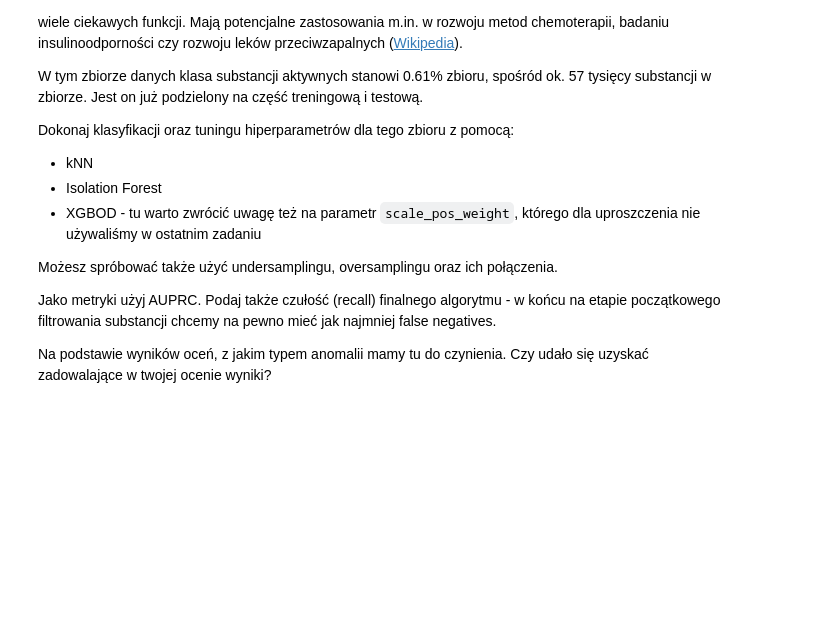
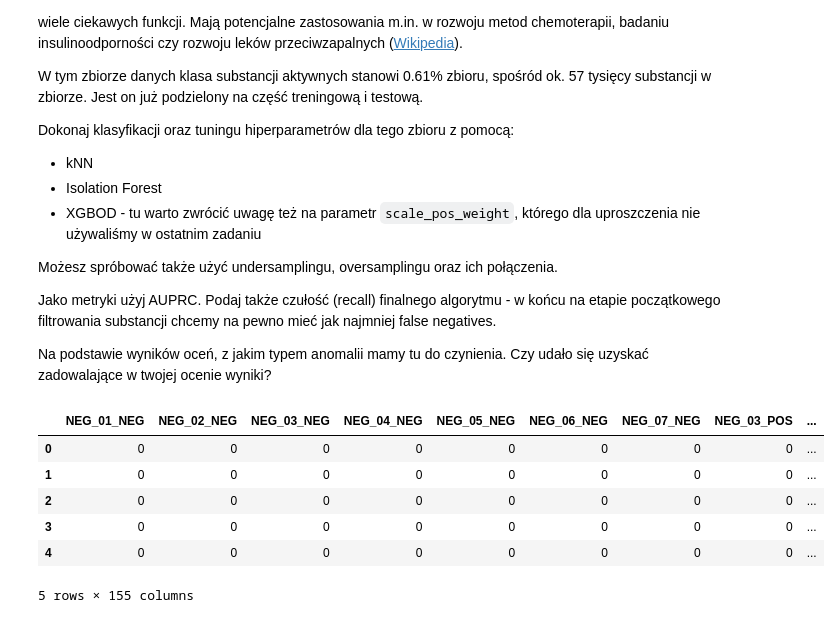
Before and after one commit to Jeremylaby/podstawy-uczenia-maszynowego-24-25, a Jupyter notebook: lab5/notebook.ipynb, the cells around one changed output. Cells and saved outputs as stored; diff of their text form; code cells hidden in the pictures; blank space fills up the shorter version.

```diff
--- a/lab5/notebook.ipynb
+++ b/lab5/notebook.ipynb
@@ -530,0 +1016,10 @@ Na podstawie wyników oceń, z jakim typem anomalii mamy tu do czynienia. Czy ud
+# %%
+df_train.head()
+# %% [output]
+|  | NEG_01_NEG | NEG_02_NEG | NEG_03_NEG | NEG_04_NEG | NEG_05_NEG | NEG_06_NEG | NEG_07_NEG | NEG_03_POS | ... |
+| 0 | 0 | 0 | 0 | 0 | 0 | 0 | 0 | 0 | ... |
+| 1 | 0 | 0 | 0 | 0 | 0 | 0 | 0 | 0 | ... |
+| 2 | 0 | 0 | 0 | 0 | 0 | 0 | 0 | 0 | ... |
+| 3 | 0 | 0 | 0 | 0 | 0 | 0 | 0 | 0 | ... |
+| 4 | 0 | 0 | 0 | 0 | 0 | 0 | 0 | 0 | ... |
+5 rows × 155 columns
```
Also changed, not shown: parts of 60 cells of this notebook, 2 other files.
